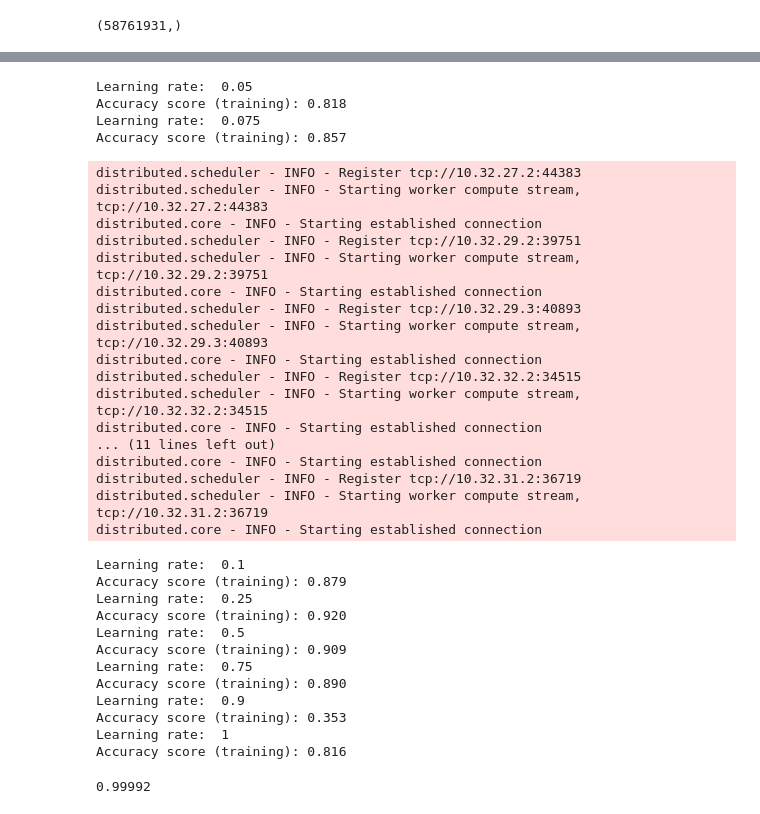
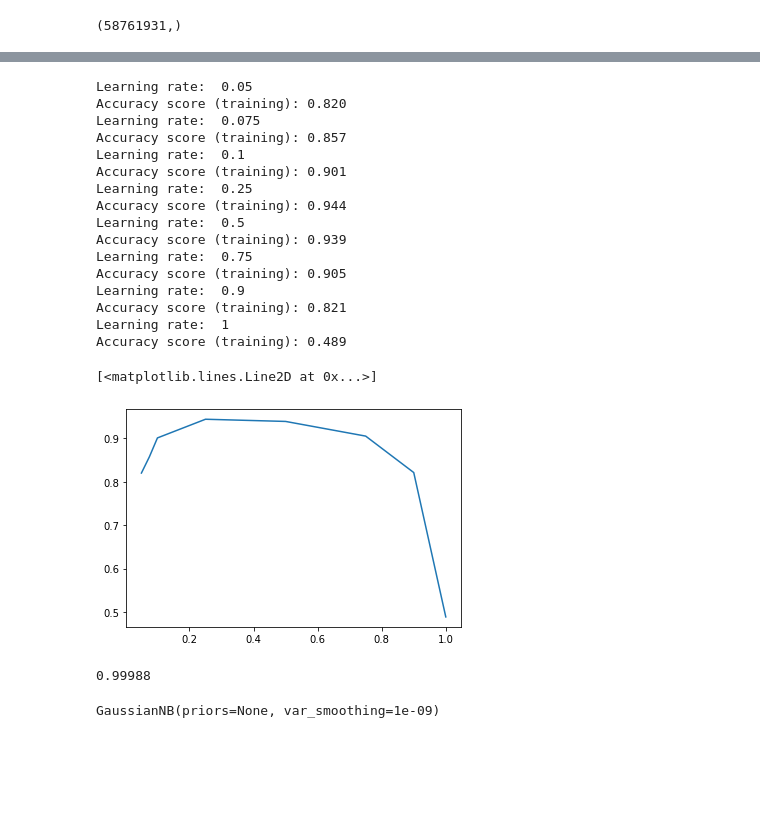
Before and after one commit to varunt23/Rainforest_Degradation, a Jupyter notebook: MLImageClassification.ipynb, the cells around one changed output, grey strips where cells are left out. Drawn from its saved outputs; the diff is of its cells as text; code cells hidden in the pictures; blank space fills up the shorter version.

```diff
--- a/MLImageClassification.ipynb
+++ b/MLImageClassification.ipynb
@@ -435,45 +433,36 @@ index = np.random.choice(ndvi_rs1.shape[0], 50000, replace=False)
 X1 = ds_np_rs1[index,0:2]
 y1 = ndvi_rs1[index]
 lr_list = [0.05, 0.075, 0.1, 0.25, 0.5, 0.75, .9, 1]
+acc_list = []
 for rt in lr_list:
     model = GradientBoostingClassifier(n_estimators=100, random_state=0, learning_rate= rt)
     model.fit(X, y)
+    temp = model.score(X1,y1)
+    acc_list.append(temp)
     print("Learning rate: ", rt)
-    print("Accuracy score (training): {0:.3f}".format(model.score(X1, y1)))
+    print("Accuracy score (training): {0:.3f}".format(temp))
 # %% [output]
 Learning rate:  0.05
-Accuracy score (training): 0.818
+Accuracy score (training): 0.820
 Learning rate:  0.075
 Accuracy score (training): 0.857
+Learning rate:  0.1
+Accuracy score (training): 0.901
+Learning rate:  0.25
+Accuracy score (training): 0.944
+Learning rate:  0.5
+Accuracy score (training): 0.939
+Learning rate:  0.75
+Accuracy score (training): 0.905
+Learning rate:  0.9
+Accuracy score (training): 0.821
+Learning rate:  1
+Accuracy score (training): 0.489
-distributed.scheduler - INFO - Register tcp://10.32.27.2:44383
-distributed.scheduler - INFO - Starting worker compute stream, tcp://10.32.27.2:44383
-distributed.core - INFO - Starting established connection
-distributed.scheduler - INFO - Register tcp://10.32.29.2:39751
-distributed.scheduler - INFO - Starting worker compute stream, tcp://10.32.29.2:39751
-distributed.core - INFO - Starting established connection
-distributed.scheduler - INFO - Register tcp://10.32.29.3:40893
-distributed.scheduler - INFO - Starting worker compute stream, tcp://10.32.29.3:40893
-distributed.core - INFO - Starting established connection
-distributed.scheduler - INFO - Register tcp://10.32.32.2:34515
-distributed.scheduler - INFO - Starting worker compute stream, tcp://10.32.32.2:34515
-distributed.core - INFO - Starting established connection
-... (11 lines left out)
-distributed.core - INFO - Starting established connection
-distributed.scheduler - INFO - Register tcp://10.32.31.2:36719
-distributed.scheduler - INFO - Starting worker compute stream, tcp://10.32.31.2:36719
-distributed.core - INFO - Starting established connection
-Learning rate:  0.1
-Accuracy score (training): 0.879
-Learning rate:  0.25
-Accuracy score (training): 0.920
-Learning rate:  0.5
-Accuracy score (training): 0.909
-Learning rate:  0.75
-Accuracy score (training): 0.890
-Learning rate:  0.9
-Accuracy score (training): 0.353
-Learning rate:  1
-Accuracy score (training): 0.816
+# %%
+plt.plot(lr_list, acc_list)
+# %% [output]
+[<matplotlib.lines.Line2D at 0x...>]
+[figure, added]
 # %%
 from xgboost import XGBClassifier
 xgb_clf = XGBClassifier()
@@ -481,4 +470,10 @@ xgb_clf.fit(X, y)
 score = xgb_clf.score(X, y)
 print(score)
 # %% [output]
-0.99992
+0.99988
+# %%
+from sklearn.naive_bayes import GaussianNB
+gnb = GaussianNB()
+gnb.fit(X,y)
+# %% [output]
+GaussianNB(priors=None, var_smoothing=1e-09)
```
Also changed, not shown: parts of 15 cells of this notebook.
